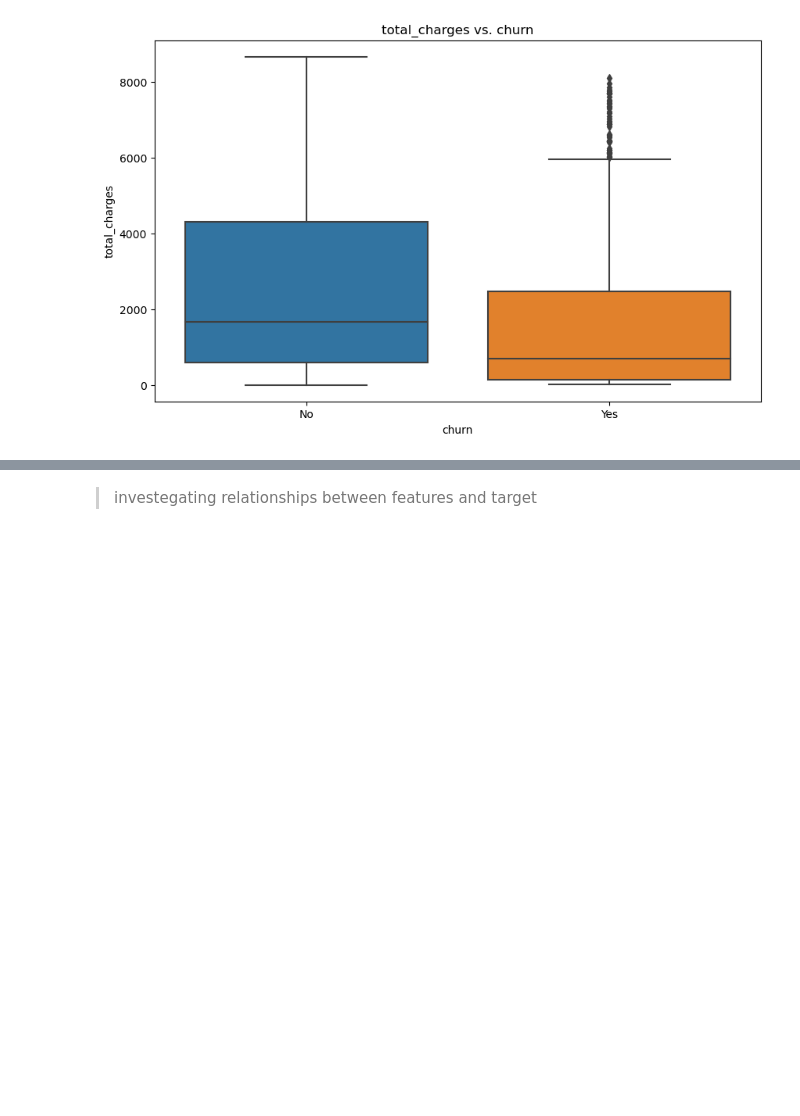
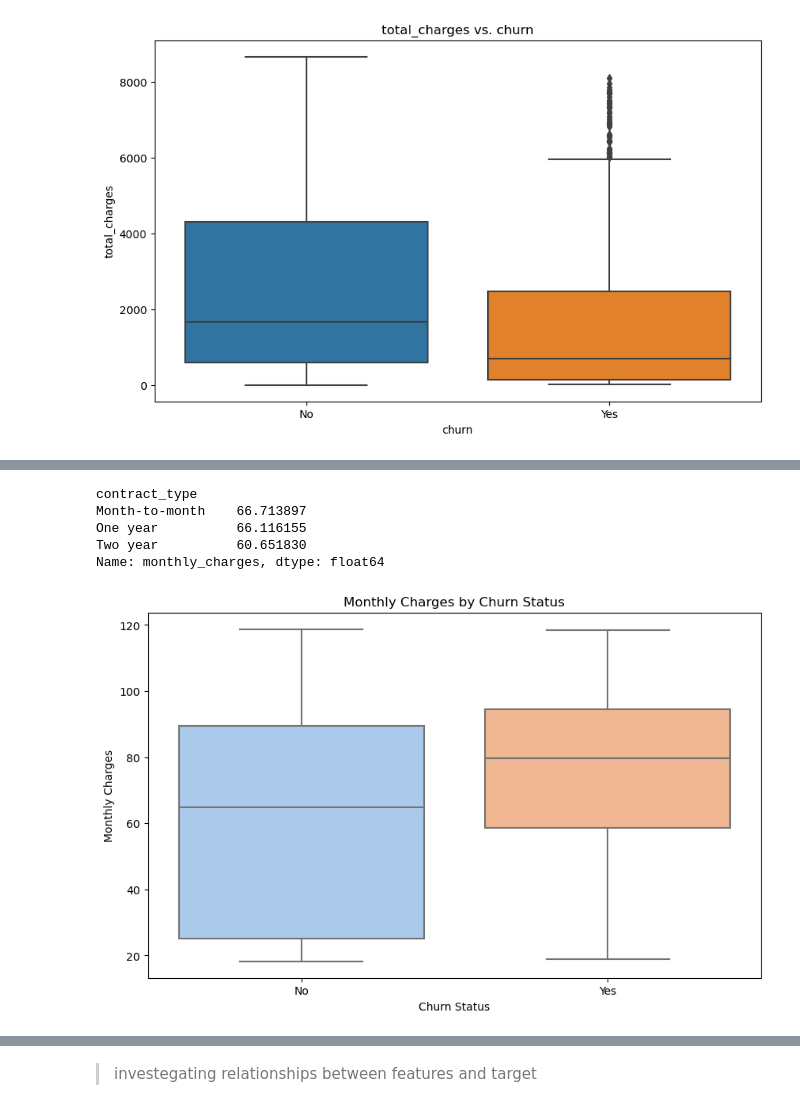
Before and after one commit to Luis-Martinez1/Classification_Project, a Jupyter notebook: non_final_notebook.ipynb, the cells around one changed output, grey strips where cells are left out. Saved outputs shown, nothing was run; the diff lists cells and outputs as text; code cells hidden in the pictures; blank space fills up the shorter version.

```diff
--- a/non_final_notebook.ipynb
+++ b/non_final_notebook.ipynb
@@ -295,0 +311,21 @@ for column in con_col:
+# %%
+average_monthly_charges = train.groupby('contract_type')['monthly_charges'].mean()
+print(average_monthly_charges)
+# %% [output]
+contract_type
+Month-to-month    66.713897
+One year          66.116155
+Two year          60.651830
+Name: monthly_charges, dtype: float64
+# %%
+import seaborn as sns
+import matplotlib.pyplot as plt
+
+plt.figure(figsize=(10, 6))
+sns.boxplot(x='churn', y='monthly_charges', data=train, palette='pastel')
+plt.title('Monthly Charges by Churn Status')
+plt.xlabel('Churn Status')
+plt.ylabel('Monthly Charges')
+plt.show()
+# %% [output]
+[figure, added]
```
Also changed, not shown: parts of 47 cells of this notebook.
